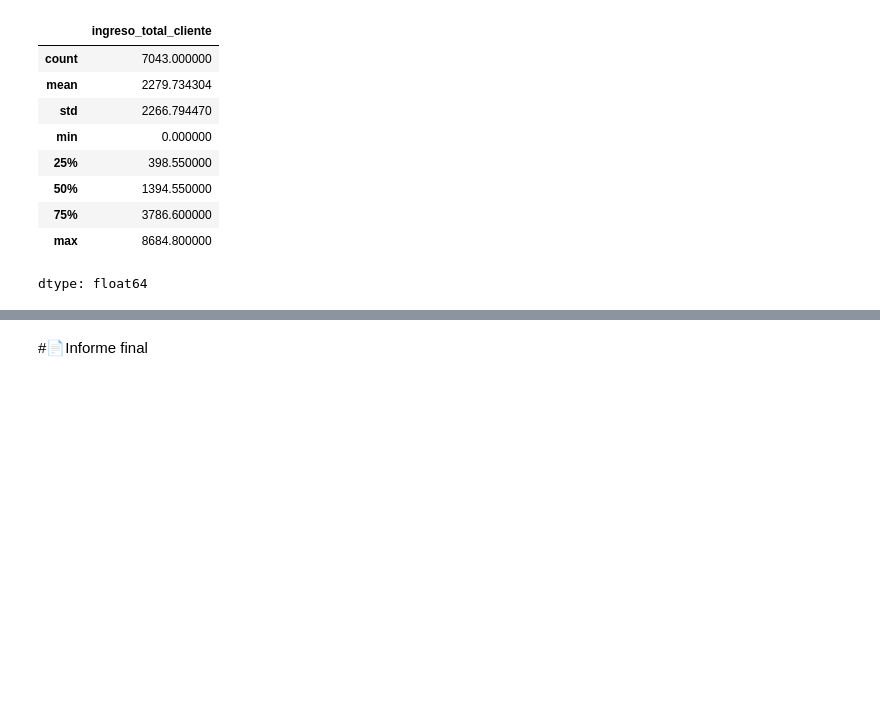
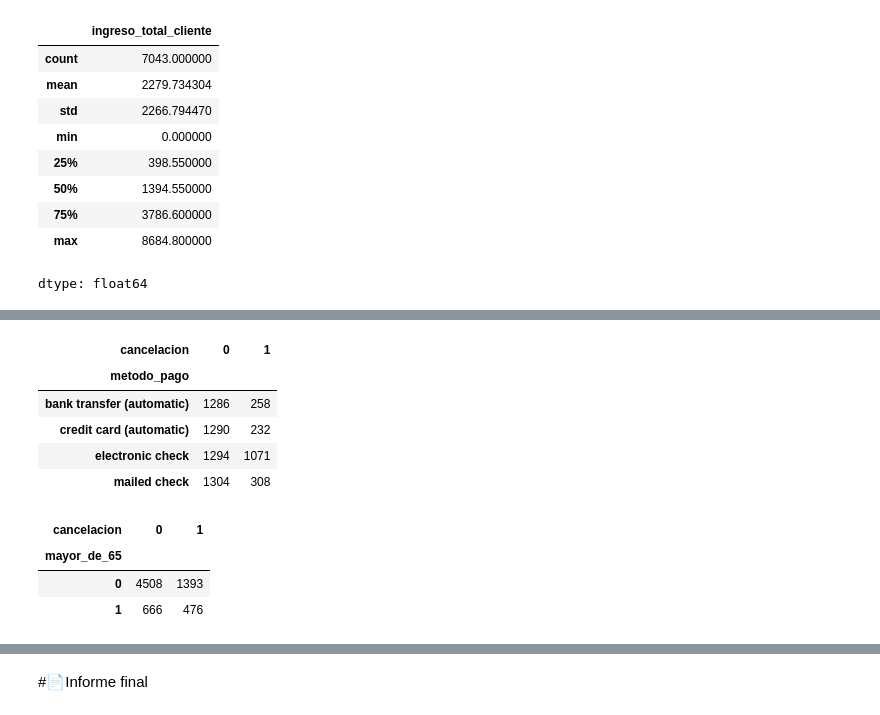
Before and after one commit to arnaldourbina/desafio_telecom_x, a Jupyter notebook: TelecomX_LATAM.ipynb, the cells around one changed output, grey strips where cells are left out. Saved outputs shown, nothing was run; the diff lists cells and outputs as text; code cells hidden in the pictures; blank space fills up the shorter version.

```diff
--- a/TelecomX_LATAM.ipynb
+++ b/TelecomX_LATAM.ipynb
@@ -283,0 +324,18 @@ dtype: float64
+# %%
+cancelacion_metodo_pago = data_json_norm.groupby(['metodo_pago', 'cancelacion']).size().unstack()
+cancelacion_metodo_pago
+# %% [output]
+| cancelacion | 0 | 1 |
+| metodo_pago |  |  |
+| bank transfer (automatic) | 1286 | 258 |
+| credit card (automatic) | 1290 | 232 |
+| electronic check | 1294 | 1071 |
+| mailed check | 1304 | 308 |
+# %%
+cancelacion_por_edad = data_json_norm.groupby(['mayor_de_65', 'cancelacion']).size().unstack()
+cancelacion_por_edad
+# %% [output]
+| cancelacion | 0 | 1 |
+| mayor_de_65 |  |  |
+| 0 | 4508 | 1393 |
+| 1 | 666 | 476 |
```
Also changed, not shown: parts of 8 cells of this notebook.
